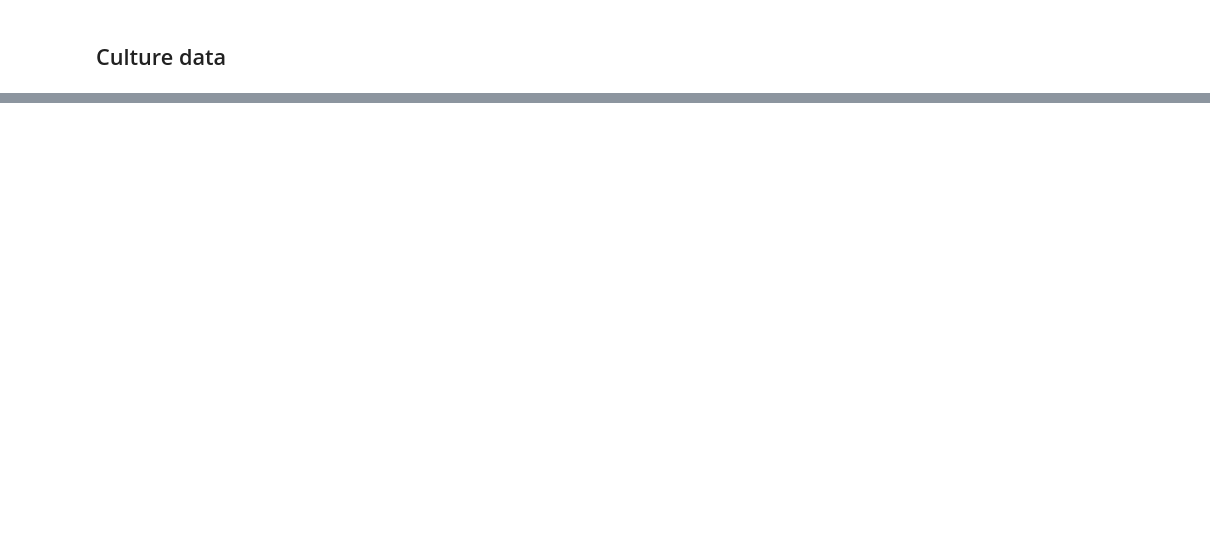
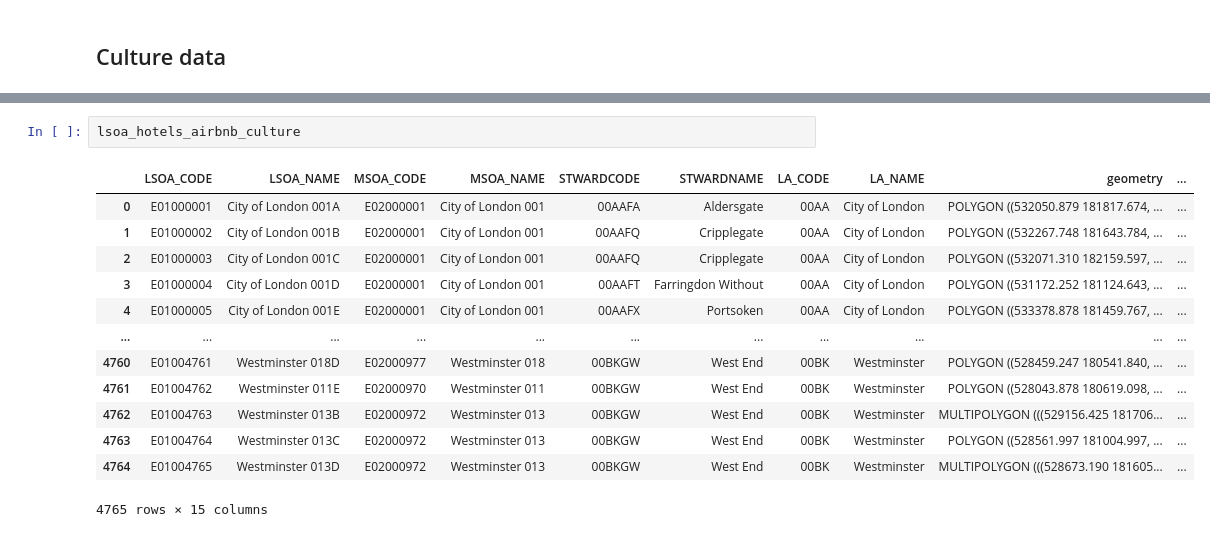
Before and after one commit to ZacharyP-E/are-you-gitting-me, a Jupyter notebook: analysis_with_hotels.ipynb, the cells around one changed output, grey strips where cells are left out. Drawn from its saved outputs; the diff is of its cells as text; blank space fills up the shorter version.

```diff
--- a/analysis_with_hotels.ipynb
+++ b/analysis_with_hotels.ipynb
@@ -58,0 +128,16 @@ plt.show()
+# %%
+lsoa_hotels_airbnb_culture
+# %% [output]
+|  | LSOA_CODE | LSOA_NAME | MSOA_CODE | MSOA_NAME | STWARDCODE | STWARDNAME | LA_CODE | LA_NAME | geometry | ... |
+| 0 | E01000001 | City of London 001A | E02000001 | City of London 001 | 00AAFA | Aldersgate | 00AA | City of London | POLYGON ((532050.879 181817.674, ... | ... |
+| 1 | E01000002 | City of London 001B | E02000001 | City of London 001 | 00AAFQ | Cripplegate | 00AA | City of London | POLYGON ((532267.748 181643.784, ... | ... |
+| 2 | E01000003 | City of London 001C | E02000001 | City of London 001 | 00AAFQ | Cripplegate | 00AA | City of London | POLYGON ((532071.310 182159.597, ... | ... |
+| 3 | E01000004 | City of London 001D | E02000001 | City of London 001 | 00AAFT | Farringdon Without | 00AA | City of London | POLYGON ((531172.252 181124.643, ... | ... |
+| 4 | E01000005 | City of London 001E | E02000001 | City of London 001 | 00AAFX | Portsoken | 00AA | City of London | POLYGON ((533378.878 181459.767, ... | ... |
+| ... | ... | ... | ... | ... | ... | ... | ... | ... | ... | ... |
+| 4760 | E01004761 | Westminster 018D | E02000977 | Westminster 018 | 00BKGW | West End | 00BK | Westminster | POLYGON ((528459.247 180541.840, ... | ... |
+| 4761 | E01004762 | Westminster 011E | E02000970 | Westminster 011 | 00BKGW | West End | 00BK | Westminster | POLYGON ((528043.878 180619.098, ... | ... |
+| 4762 | E01004763 | Westminster 013B | E02000972 | Westminster 013 | 00BKGW | West End | 00BK | Westminster | MULTIPOLYGON (((529156.425 181706... | ... |
+| 4763 | E01004764 | Westminster 013C | E02000972 | Westminster 013 | 00BKGW | West End | 00BK | Westminster | POLYGON ((528561.997 181004.997, ... | ... |
+| 4764 | E01004765 | Westminster 013D | E02000972 | Westminster 013 | 00BKGW | West End | 00BK | Westminster | MULTIPOLYGON (((528673.190 181605... | ... |
+4765 rows × 15 columns
```
Also changed, not shown: parts of 37 cells of this notebook.
